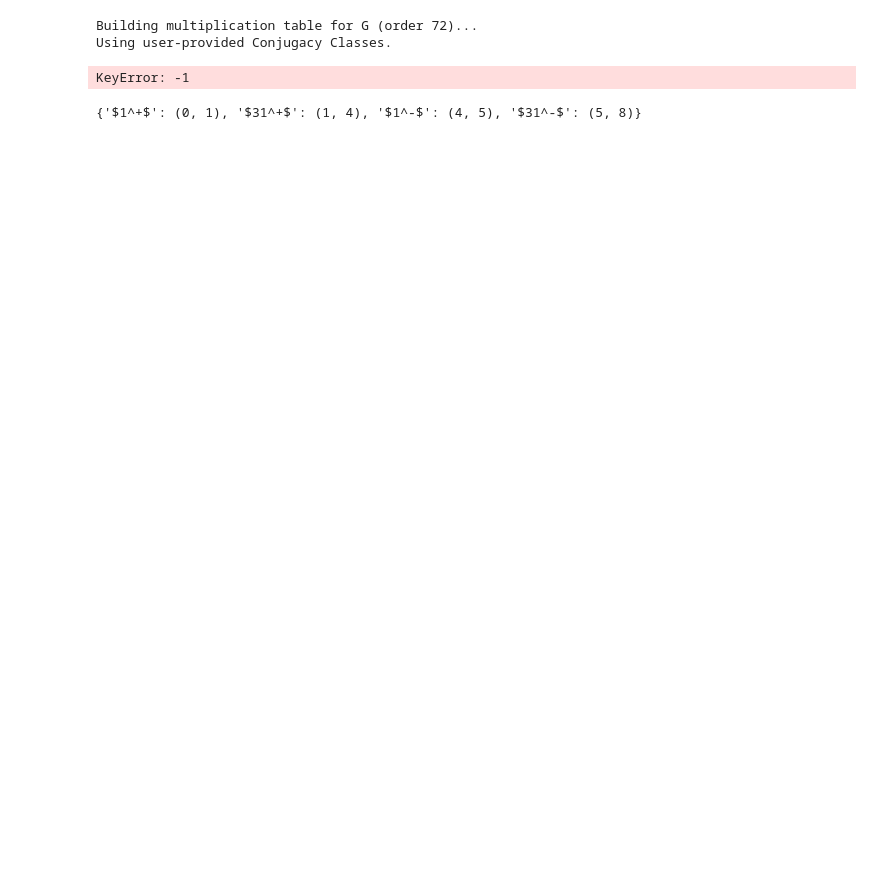
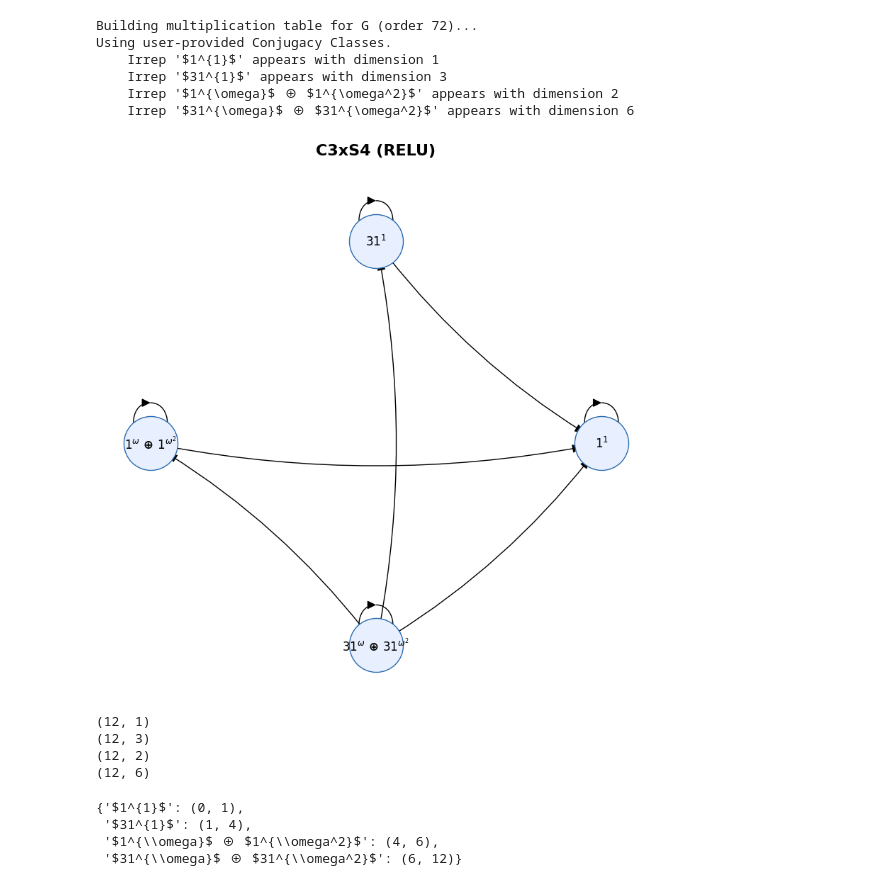
Before and after one commit to ManiShayestehfar/Masters, a Jupyter notebook: equivarient_NN/finite_groups/C3_X_S4_S3.ipynb, the cells around one changed output. Drawn from its saved outputs; the diff is of its cells as text; code cells hidden in the pictures; blank space fills up the shorter version.

```diff
--- a/equivarient_NN/finite_groups/C3_X_S4_S3.ipynb
+++ b/equivarient_NN/finite_groups/C3_X_S4_S3.ipynb
@@ -212,11 +201,14 @@ def define_character_table():
     return char_map, labels
 # %%
 def c3_irreps():
-    zeta = np.exp(2j * np.pi / 3)
+    """Explicit complex 1D matrices for C3"""
+    w = sp.exp(2 * sp.pi * sp.I / 3)
+    w2 = sp.exp(4 * sp.pi * sp.I / 3)
+
     return {
-        "1":  lambda c: sp.Matrix([[1]]),             # r -> 1
-        "z":  lambda c: sp.Matrix([[zeta**c]]),       # r -> zeta
-        "z^2": lambda c: sp.Matrix([[(zeta**2)**c]])  # r -> zeta²
+        "1": lambda c: sp.Matrix([[1]]),
+        "\omega": lambda c: sp.Matrix([[w**c]]),
+        "\omega^2": lambda c: sp.Matrix([[w2**c]])
     }
 
 
@@ -266,14 +258,10 @@ def s4_2d_rep(p):
     # basis reduction via character projection later
     return P
 
+
 def build_irrep_mats(G: FiniteGroup):
-
     c3_maps = c3_irreps()
-
     irrep_mats = {}
-
-    # labels must match define_character_table order:
-
 
     s4_funcs = {
         "1": s4_trivial,
@@ -283,10 +271,10 @@ def build_irrep_mats(G: FiniteGroup):
         "211": s4_standard_sign
     }
 
-    for sign_label in ["1", "z", "z^2"]:
+    for sign_label in ["1", "\omega", "\omega^2"]:
         for s4_label in ["1","1111","22","31","211"]:
 
-            full_label = rf"${s4_label}^{sign_label}$"
+            full_label = rf"${s4_label}^{{{sign_label}}}$"
             irrep_mats[full_label] = {}
 
             for g in G.elements:
@@ -296,7 +284,7 @@ def build_irrep_mats(G: FiniteGroup):
                 rho_c2 = c3_maps[sign_label](c)
                 rho_s4 = s4_funcs[s4_label](p)
 
-                # tensor product
+                # Tensor product
                 rho = sp.kronecker_product(rho_c2, rho_s4)
 
                 irrep_mats[full_label][g_key] = rho
@@ -305,51 +293,68 @@ def build_irrep_mats(G: FiniteGroup):
 # %%
 activation_fn = RELU
 
 # --- RUN --- #
 
 elements, mult_func = define_group()
 classes_data = define_conjugacy_classes()
 
 G = FiniteGroup(elements, mult_func, classes=classes_data)
 
 # H = Stabilizer of '3' in S4 component, Trivial in C3 component
 H_elements = define_subgroup(G)
 solver = InducedRepSolver(G)
 solver.set_subgroup(H_elements)
 
 char_map, labels = define_character_table()
 solver.load_character_table(char_map, labels=labels)
 
 irrep_mats = build_irrep_mats(G)
 solver.load_irrep_matrices(irrep_mats)
-solver.compute_projectors(refine=True)
+solver.compute_projectors(refine=False)
 
 for label, Q in solver.Qblocks.items():
     if Q.shape[1] > 0:
         print(f"    Irrep '{label}' appears with dimension {Q.shape[1]}")
 
 
 graph = solver.build_interaction_graph(activation_fn=activation_fn)
-
-if len(graph.nodes) > 0:
-    plt.figure(figsize=(6, 6))
-    pos = nx.spring_layout(graph, seed=42)
-    nx.draw_networkx(graph, pos, node_color="#E8F0FF", edgecolors="blue",
-                        node_size=1000, font_weight="bold", with_labels=True)
-    plt.title(f"C2xS4 ({activation_fn.__name__})")
-    plt.show()
+solver.visualise_interaction_graph(graph, activation_fn=activation_fn, group_name="C3xS4", node_size=3000)
 # %% [output]
 Building multiplication table for G (order 72)...
 Using user-provided Conjugacy Classes.
+    Irrep '$1^{1}$' appears with dimension 1
+    Irrep '$31^{1}$' appears with dimension 3
+    Irrep '$1^{\omega}$ ⊕ $1^{\omega^2}$' appears with dimension 2
+    Irrep '$31^{\omega}$ ⊕ $31^{\omega^2}$' appears with dimension 6
-KeyError: -1
+[figure, added]
+# %%
+
+for Q in {key: value for key, value in solver.Qblocks.items() if not value.shape[0] == 0}.values():
+    print(Q.shape)
+# %% [output]
+(12, 1)
+(12, 3)
+(12, 2)
+(12, 6)
 # %%
-Q_global = sp.Matrix.hstack(*[solver.Qblocks[L] for L in solver.irrep_labels if solver.Qblocks[L].shape[1] > 0])
+irrep_labels = ['$1^{1}$',
+ '$1111^{1}$',
+ '$22^{1}$',
+ '$31^{1}$',
+ '$211^{1}$',
+ '$1^{\omega}$ ⊕ $1^{\omega^2}$',
+ '$1111^{\omega}$ ⊕ $1111^{\omega^2}$',
+ '$22^{\omega}$ ⊕ $22^{\omega^2}$',
+ '$31^{\omega}$ ⊕ $31^{\omega^2}$',
+ '$211^{\omega}$ ⊕ $211^{\omega^2}$']
+
+Q_global = sp.Matrix.hstack(*[Q for Q in solver.Qblocks.values() if Q.shape[1] > 0])
 Q_global_inv = Q_global.inv()
 
 col_ranges = {}
 start = 0
 
-for L in solver.irrep_labels:
+for L in irrep_labels:
     dim = solver.Qblocks[L].shape[1]
     if dim > 0:
         col_ranges[L] = (start, start + dim)
@@ -357,6 +362,9 @@ for L in solver.irrep_labels:
 
 col_ranges
 # %% [output]
-{'$1^+$': (0, 1), '$31^+$': (1, 4), '$1^-$': (4, 5), '$31^-$': (5, 8)}
+{'$1^{1}$': (0, 1),
+ '$31^{1}$': (1, 4),
+ '$1^{\\omega}$ ⊕ $1^{\\omega^2}$': (4, 6),
+ '$31^{\\omega}$ ⊕ $31^{\\omega^2}$': (6, 12)}
 # %%
 P = sp.Matrix([
```
Also changed, not shown: parts of 6 cells of this notebook, 12 other files.
